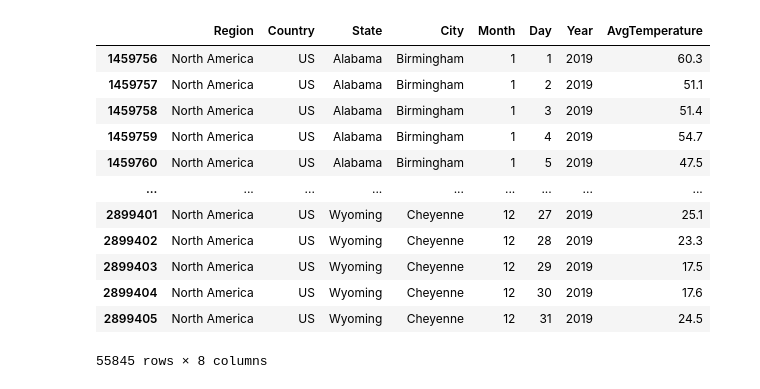
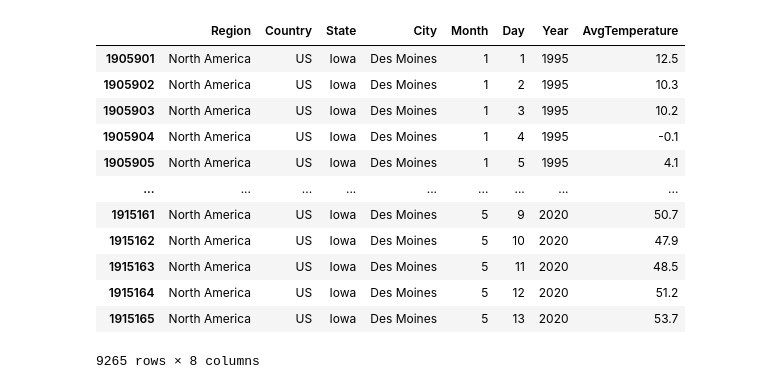
Before and after one commit to waiwasabi/bees, a Jupyter notebook: data.ipynb, the cells around one changed output. Saved outputs shown, nothing was run; the diff lists cells and outputs as text; code cells hidden in the pictures.

```diff
--- a/data.ipynb
+++ b/data.ipynb
@@ -1,24 +1,24 @@
 # %%
 import pandas as pd
 
-df = pd.read_csv("city_temperature.csv", low_memory=False)
+df = pd.read_csv("total_city_temperature.csv", low_memory=False)
 # %%
-df = df.loc[(df["Region"]=="North America") & (df["Country"]=="US") & (df["Year"]==2019)]
-df
+df = df.loc[(df["Region"]=="North America") & (df["Country"]=="US")]
+df[df["City"]=="Des Moines"]
 # %% [output]
 |  | Region | Country | State | City | Month | Day | Year | AvgTemperature |
-| 1459756 | North America | US | Alabama | Birmingham | 1 | 1 | 2019 | 60.3 |
-| 1459757 | North America | US | Alabama | Birmingham | 1 | 2 | 2019 | 51.1 |
-| 1459758 | North America | US | Alabama | Birmingham | 1 | 3 | 2019 | 51.4 |
-| 1459759 | North America | US | Alabama | Birmingham | 1 | 4 | 2019 | 54.7 |
-| 1459760 | North America | US | Alabama | Birmingham | 1 | 5 | 2019 | 47.5 |
+| 1905901 | North America | US | Iowa | Des Moines | 1 | 1 | 1995 | 12.5 |
+| 1905902 | North America | US | Iowa | Des Moines | 1 | 2 | 1995 | 10.3 |
+| 1905903 | North America | US | Iowa | Des Moines | 1 | 3 | 1995 | 10.2 |
+| 1905904 | North America | US | Iowa | Des Moines | 1 | 4 | 1995 | -0.1 |
+| 1905905 | North America | US | Iowa | Des Moines | 1 | 5 | 1995 | 4.1 |
 | ... | ... | ... | ... | ... | ... | ... | ... | ... |
-| 2899401 | North America | US | Wyoming | Cheyenne | 12 | 27 | 2019 | 25.1 |
-| 2899402 | North America | US | Wyoming | Cheyenne | 12 | 28 | 2019 | 23.3 |
-| 2899403 | North America | US | Wyoming | Cheyenne | 12 | 29 | 2019 | 17.5 |
-| 2899404 | North America | US | Wyoming | Cheyenne | 12 | 30 | 2019 | 17.6 |
-| 2899405 | North America | US | Wyoming | Cheyenne | 12 | 31 | 2019 | 24.5 |
+| 1915161 | North America | US | Iowa | Des Moines | 5 | 9 | 2020 | 50.7 |
+| 1915162 | North America | US | Iowa | Des Moines | 5 | 10 | 2020 | 47.9 |
+| 1915163 | North America | US | Iowa | Des Moines | 5 | 11 | 2020 | 48.5 |
+| 1915164 | North America | US | Iowa | Des Moines | 5 | 12 | 2020 | 51.2 |
+| 1915165 | North America | US | Iowa | Des Moines | 5 | 13 | 2020 | 53.7 |
-55845 rows × 8 columns
+9265 rows × 8 columns
 # %%
 df.to_csv("city_temperature.csv", index=None)
 # %%
```
Also changed, not shown: parts of 4 cells of this notebook, 10 other files.
